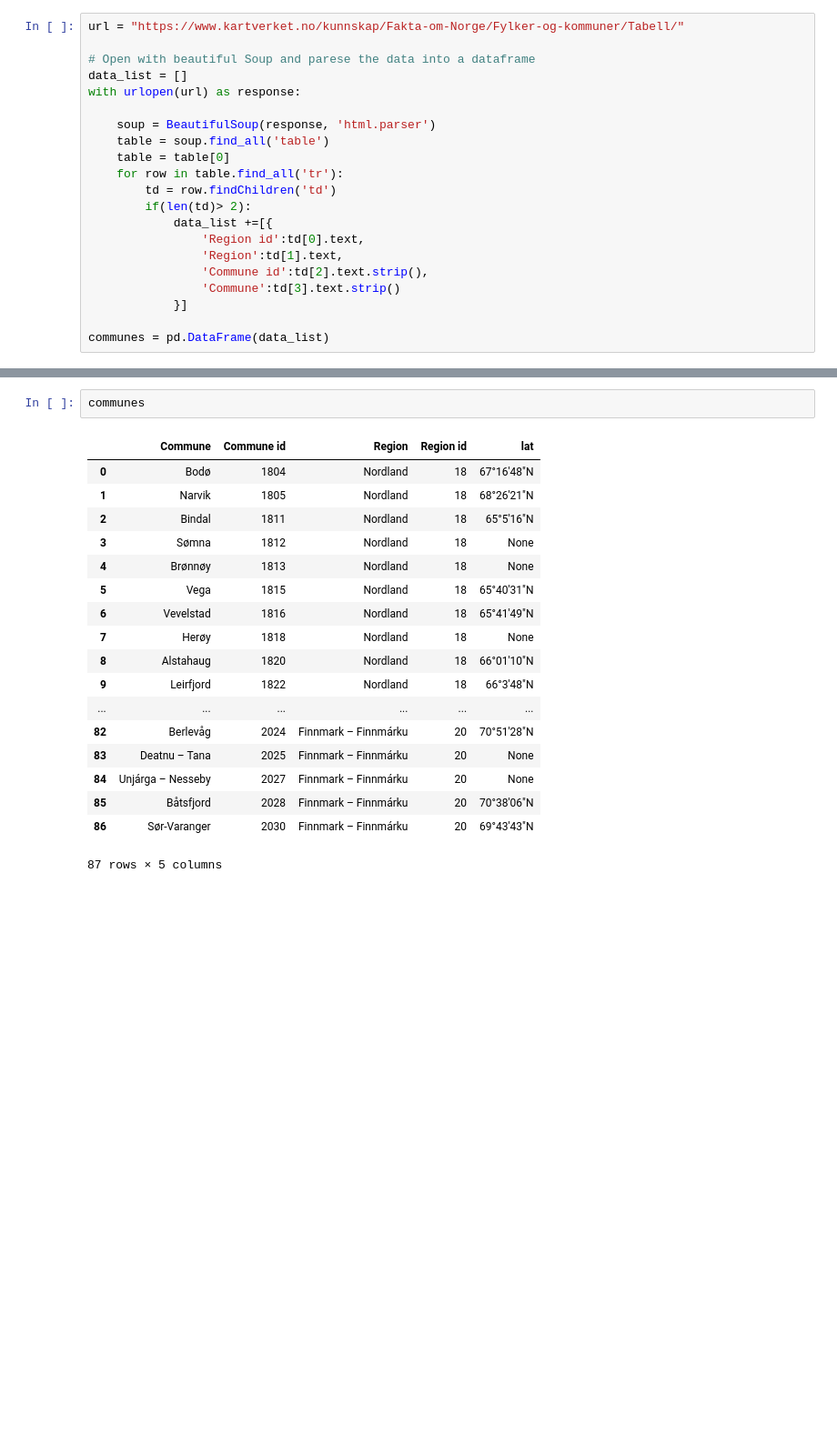
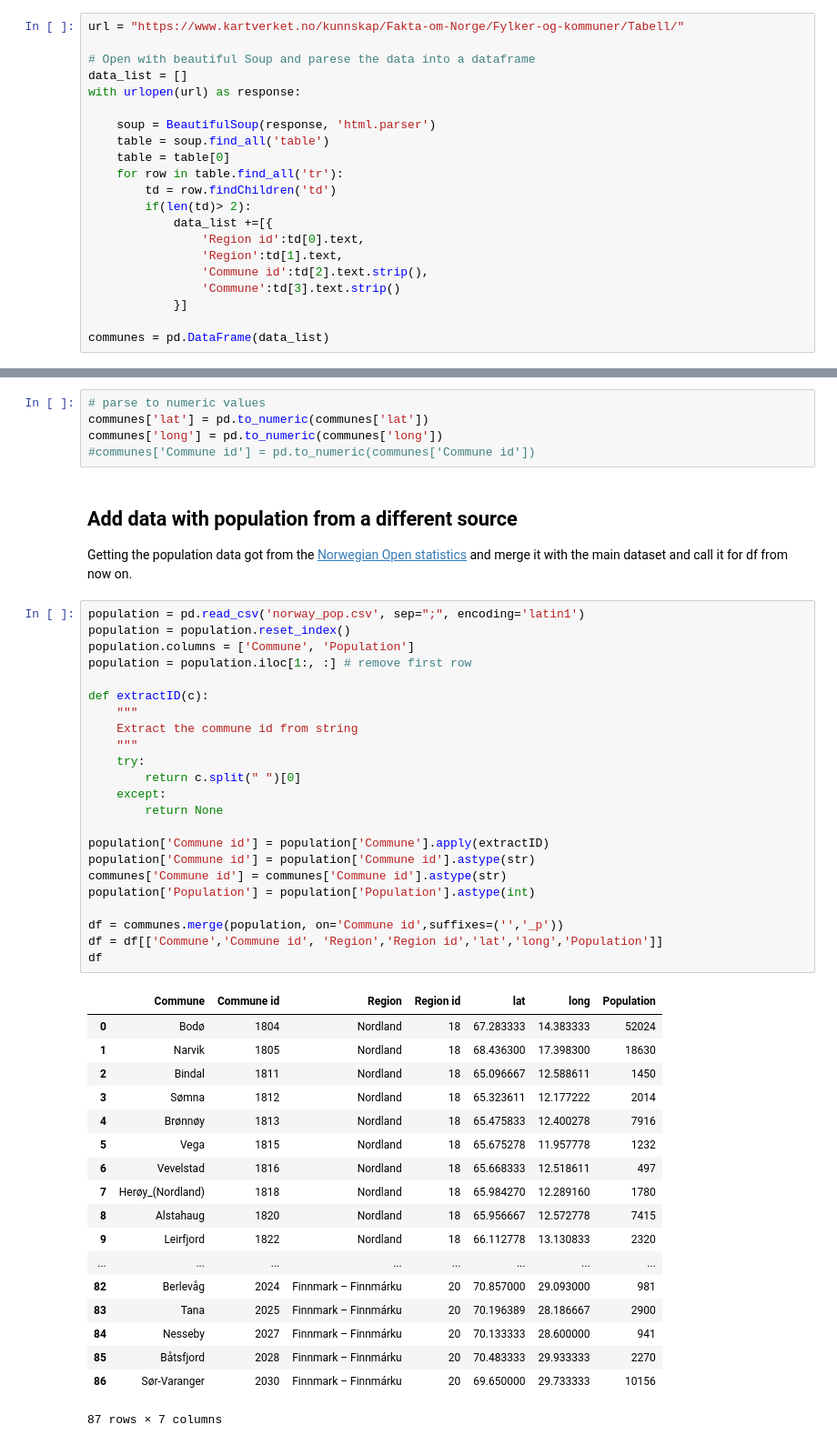
Before and after one commit to perhenrik90/Coursera_Capstone, a Jupyter notebook: getting_data.ipynb, the cells around one changed output, grey strips where cells are left out. Shown: that part at 91% size. Saved outputs shown, nothing was run; the diff lists cells and outputs as text; blank space fills up the shorter version.

```diff
--- a/getting_data.ipynb
+++ b/getting_data.ipynb
@@ -103,21 +126,50 @@ https://no.wikipedia.org/wiki/S%C3%B8r-Varanger
-# %%
-communes
-# %% [output]
-|  | Commune | Commune id | Region | Region id | lat |
-| 0 | Bodø | 1804 | Nordland | 18 | 67°16′48″N |
-| 1 | Narvik | 1805 | Nordland | 18 | 68°26′21″N |
-| 2 | Bindal | 1811 | Nordland | 18 | 65°5′16″N |
-| 3 | Sømna | 1812 | Nordland | 18 | None |
-| 4 | Brønnøy | 1813 | Nordland | 18 | None |
-| 5 | Vega | 1815 | Nordland | 18 | 65°40′31″N |
-| 6 | Vevelstad | 1816 | Nordland | 18 | 65°41′49″N |
-| 7 | Herøy | 1818 | Nordland | 18 | None |
-| 8 | Alstahaug | 1820 | Nordland | 18 | 66°01′10″N |
-| 9 | Leirfjord | 1822 | Nordland | 18 | 66°3′48″N |
-| ... | ... | ... | ... | ... | ... |
-| 82 | Berlevåg | 2024 | Finnmark – Finnmárku | 20 | 70°51′28″N |
-| 83 | Deatnu – Tana | 2025 | Finnmark – Finnmárku | 20 | None |
-| 84 | Unjárga – Nesseby | 2027 | Finnmark – Finnmárku | 20 | None |
-| 85 | Båtsfjord | 2028 | Finnmark – Finnmárku | 20 | 70°38′06″N |
-| 86 | Sør-Varanger | 2030 | Finnmark – Finnmárku | 20 | 69°43′43″N |
-87 rows × 5 columns
+# %%
+# parse to numeric values
+communes['lat'] = pd.to_numeric(communes['lat'])
+communes['long'] = pd.to_numeric(communes['long'])
+#communes['Commune id'] = pd.to_numeric(communes['Commune id'])
+# %% [markdown]
+## Add data with population from a different source
+Getting the population data got from the [Norwegian Open statistics](https://www.ssb.no/befolkning) and merge it with the main dataset and call it for df from now on.
+# %%
+population = pd.read_csv('norway_pop.csv', sep=";", encoding='latin1')
+population = population.reset_index()
+population.columns = ['Commune', 'Population']
+population = population.iloc[1:, :] # remove first row
+
+def extractID(c):
+    """
+    Extract the commune id from string
+    """
+    try:
+        return c.split(" ")[0]
+    except:
+        return None
+
+population['Commune id'] = population['Commune'].apply(extractID)
+population['Commune id'] = population['Commune id'].astype(str)
+communes['Commune id'] = communes['Commune id'].astype(str)
+population['Population'] = population['Population'].astype(int)
+
+df = communes.merge(population, on='Commune id',suffixes=('','_p'))
+df = df[['Commune','Commune id', 'Region','Region id','lat','long','Population']]
+df
+# %% [output]
+|  | Commune | Commune id | Region | Region id | lat | long | Population |
+| 0 | Bodø | 1804 | Nordland | 18 | 67.283333 | 14.383333 | 52024 |
+| 1 | Narvik | 1805 | Nordland | 18 | 68.436300 | 17.398300 | 18630 |
+| 2 | Bindal | 1811 | Nordland | 18 | 65.096667 | 12.588611 | 1450 |
+| 3 | Sømna | 1812 | Nordland | 18 | 65.323611 | 12.177222 | 2014 |
+| 4 | Brønnøy | 1813 | Nordland | 18 | 65.475833 | 12.400278 | 7916 |
+| 5 | Vega | 1815 | Nordland | 18 | 65.675278 | 11.957778 | 1232 |
+| 6 | Vevelstad | 1816 | Nordland | 18 | 65.668333 | 12.518611 | 497 |
+| 7 | Herøy_(Nordland) | 1818 | Nordland | 18 | 65.984270 | 12.289160 | 1780 |
+| 8 | Alstahaug | 1820 | Nordland | 18 | 65.956667 | 12.572778 | 7415 |
+| 9 | Leirfjord | 1822 | Nordland | 18 | 66.112778 | 13.130833 | 2320 |
+| ... | ... | ... | ... | ... | ... | ... | ... |
+| 82 | Berlevåg | 2024 | Finnmark – Finnmárku | 20 | 70.857000 | 29.093000 | 981 |
+| 83 | Tana | 2025 | Finnmark – Finnmárku | 20 | 70.196389 | 28.186667 | 2900 |
+| 84 | Nesseby | 2027 | Finnmark – Finnmárku | 20 | 70.133333 | 28.600000 | 941 |
+| 85 | Båtsfjord | 2028 | Finnmark – Finnmárku | 20 | 70.483333 | 29.933333 | 2270 |
+| 86 | Sør-Varanger | 2030 | Finnmark – Finnmárku | 20 | 69.650000 | 29.733333 | 10156 |
+87 rows × 7 columns
```
Also changed, not shown: parts of 24 cells of this notebook, 6 other files.
